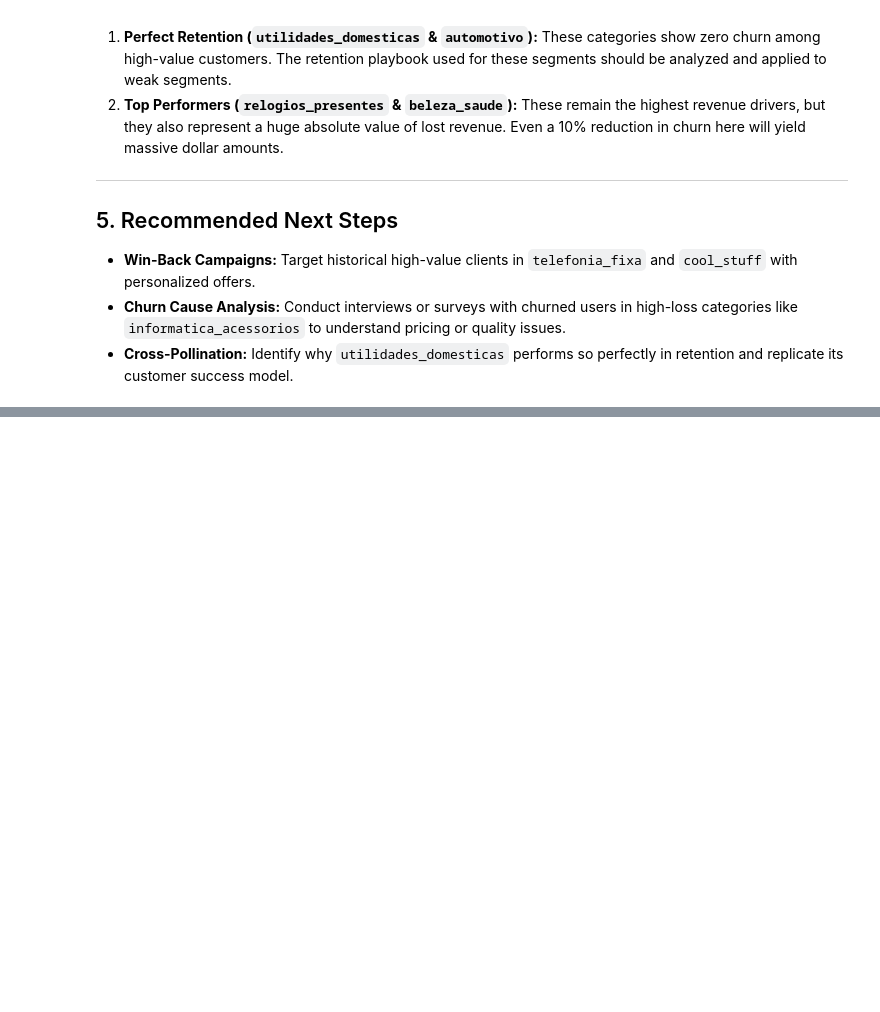
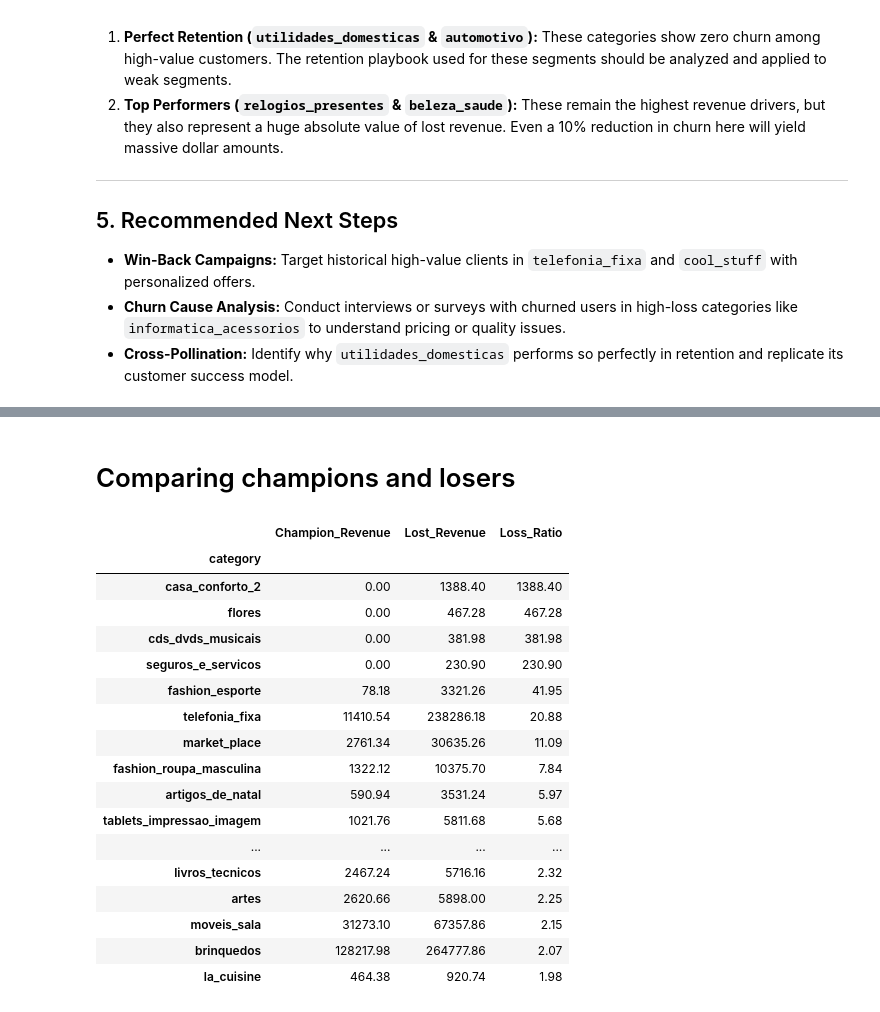
Before and after one commit to pybehnamshayan/olist-e2e-project, a Jupyter notebook: notebooks/03_RFM_Customer_Segmentation.ipynb, the cells around one changed output, grey strips where cells are left out. Cells and saved outputs as stored; diff of their text form; code cells hidden in the pictures; blank space fills up the shorter version.

```diff
--- a/notebooks/03_RFM_Customer_Segmentation.ipynb
+++ b/notebooks/03_RFM_Customer_Segmentation.ipynb
@@ -740,0 +798,18 @@ If the company had successfully prevented the churn of these high-value customer
+# %%
+champ_ids = rfm[
+    rfm['Segment'] == 'Champions'
+]['customer_unique_id']
+
+champ_sales = sales[
+    sales['customer_unique_id'].isin(champ_ids)
+]
+
+champ_categories = (
+    champ_sales
+    .groupby('category')['payment_value']
+    .sum()
+    .sort_values(ascending=False)
+    .head(20)
+)
+
+champ_categories
@@ -740,0 +834,56 @@ If the company had successfully prevented the churn of these high-value customer
+# %% [markdown]
+# Comparing champions and losers
+# %%
+champ_cat = (
+    champ_sales
+    .groupby('category')['payment_value']
+    .sum()
+)
+
+lost_cat = (
+    lost_sales
+    .groupby('category')['payment_value']
+    .sum()
+)
+
+compare = pd.concat(
+    [champ_cat, lost_cat],
+    axis=1
+)
+
+compare.columns = [
+    'Champion_Revenue',
+    'Lost_Revenue'
+]
+
+compare = compare.fillna(0)
+
+compare['Loss_Ratio'] = (
+    compare['Lost_Revenue']
+    /
+    (compare['Champion_Revenue'] + 1)
+)
+
+compare.sort_values(
+    'Loss_Ratio',
+    ascending=False
+).head(20)
+# %% [output]
+|  | Champion_Revenue | Lost_Revenue | Loss_Ratio |
+| category |  |  |  |
+| casa_conforto_2 | 0.00 | 1388.40 | 1388.40 |
+| flores | 0.00 | 467.28 | 467.28 |
+| cds_dvds_musicais | 0.00 | 381.98 | 381.98 |
+| seguros_e_servicos | 0.00 | 230.90 | 230.90 |
+| fashion_esporte | 78.18 | 3321.26 | 41.95 |
+| telefonia_fixa | 11410.54 | 238286.18 | 20.88 |
+| market_place | 2761.34 | 30635.26 | 11.09 |
+| fashion_roupa_masculina | 1322.12 | 10375.70 | 7.84 |
+| artigos_de_natal | 590.94 | 3531.24 | 5.97 |
+| tablets_impressao_imagem | 1021.76 | 5811.68 | 5.68 |
+| ... | ... | ... | ... |
+| livros_tecnicos | 2467.24 | 5716.16 | 2.32 |
+| artes | 2620.66 | 5898.00 | 2.25 |
+| moveis_sala | 31273.10 | 67357.86 | 2.15 |
+| brinquedos | 128217.98 | 264777.86 | 2.07 |
+| la_cuisine | 464.38 | 920.74 | 1.98 |
```
Also changed, not shown: parts of 37 cells of this notebook, 23 other files.
